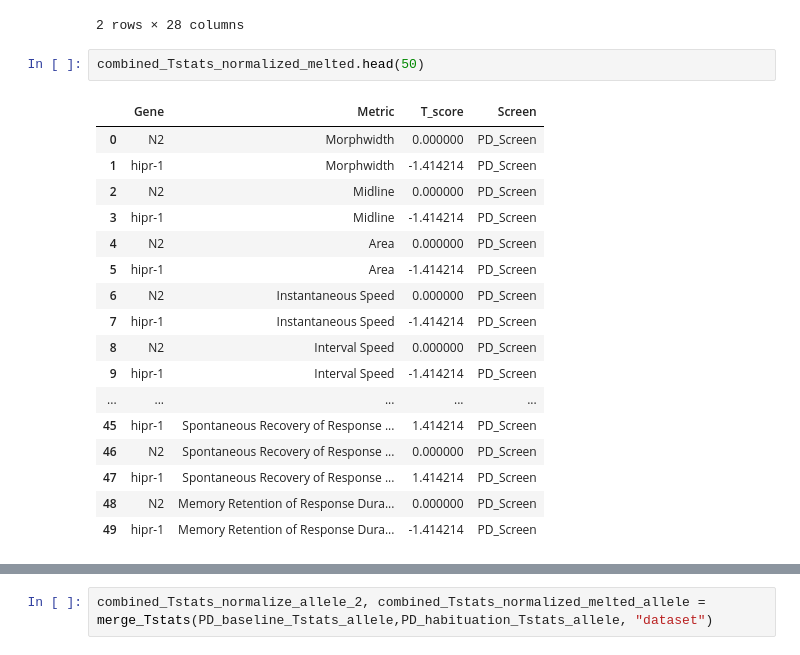
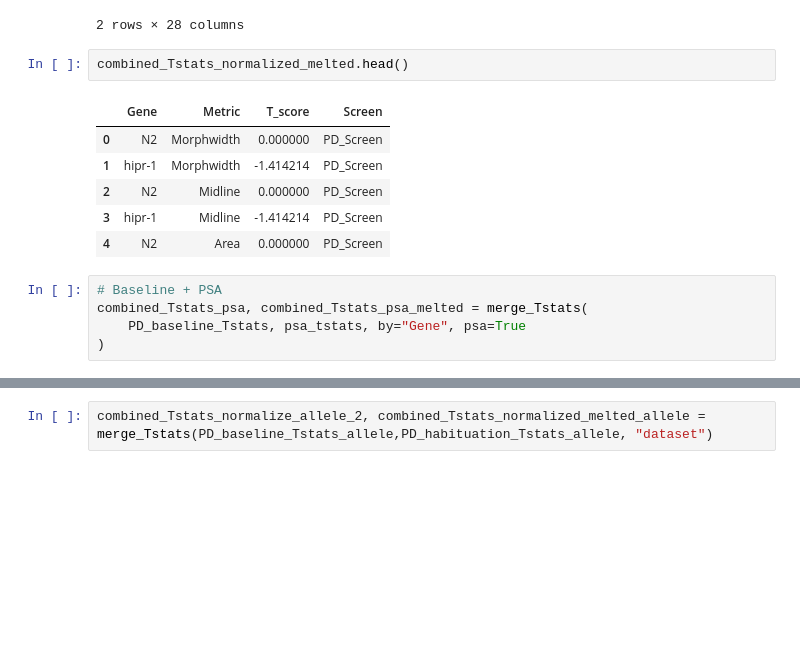
Before and after one commit to JosephLiangUBC/MWT_Dashboard, a Jupyter notebook: Step4_data_processing_for_db.ipynb, the cells around one changed output, grey strips where cells are left out. Cells and saved outputs as stored; diff of their text form; blank space fills up the shorter version.

```diff
--- a/Step4_data_processing_for_db.ipynb
+++ b/Step4_data_processing_for_db.ipynb
@@ -1145,22 +1150,16 @@ combined_Tstats_normalize_2.head()
 | hipr-1 | -1.414214 | -1.414214 | -1.414214 | -1.414214 | -1.414214 | 1.414214 | -1.414214 | ... |
 2 rows × 28 columns
 # %%
-combined_Tstats_normalized_melted.head(50)
+combined_Tstats_normalized_melted.head()
 # %% [output]
 |  | Gene | Metric | T_score | Screen |
 | 0 | N2 | Morphwidth | 0.000000 | PD_Screen |
 | 1 | hipr-1 | Morphwidth | -1.414214 | PD_Screen |
 | 2 | N2 | Midline | 0.000000 | PD_Screen |
 | 3 | hipr-1 | Midline | -1.414214 | PD_Screen |
 | 4 | N2 | Area | 0.000000 | PD_Screen |
-| 5 | hipr-1 | Area | -1.414214 | PD_Screen |
-| 6 | N2 | Instantaneous Speed | 0.000000 | PD_Screen |
-| 7 | hipr-1 | Instantaneous Speed | -1.414214 | PD_Screen |
-| 8 | N2 | Interval Speed | 0.000000 | PD_Screen |
-| 9 | hipr-1 | Interval Speed | -1.414214 | PD_Screen |
-| ... | ... | ... | ... | ... |
-| 45 | hipr-1 | Spontaneous Recovery of Response ... | 1.414214 | PD_Screen |
-| 46 | N2 | Spontaneous Recovery of Response ... | 0.000000 | PD_Screen |
-| 47 | hipr-1 | Spontaneous Recovery of Response ... | 1.414214 | PD_Screen |
-| 48 | N2 | Memory Retention of Response Dura... | 0.000000 | PD_Screen |
-| 49 | hipr-1 | Memory Retention of Response Dura... | -1.414214 | PD_Screen |
+# %%
+# Baseline + PSA
+combined_Tstats_psa, combined_Tstats_psa_melted = merge_Tstats(
+    PD_baseline_Tstats, psa_tstats, by="Gene", psa=True
+)
```
Also changed, not shown: parts of 11 cells of this notebook.
